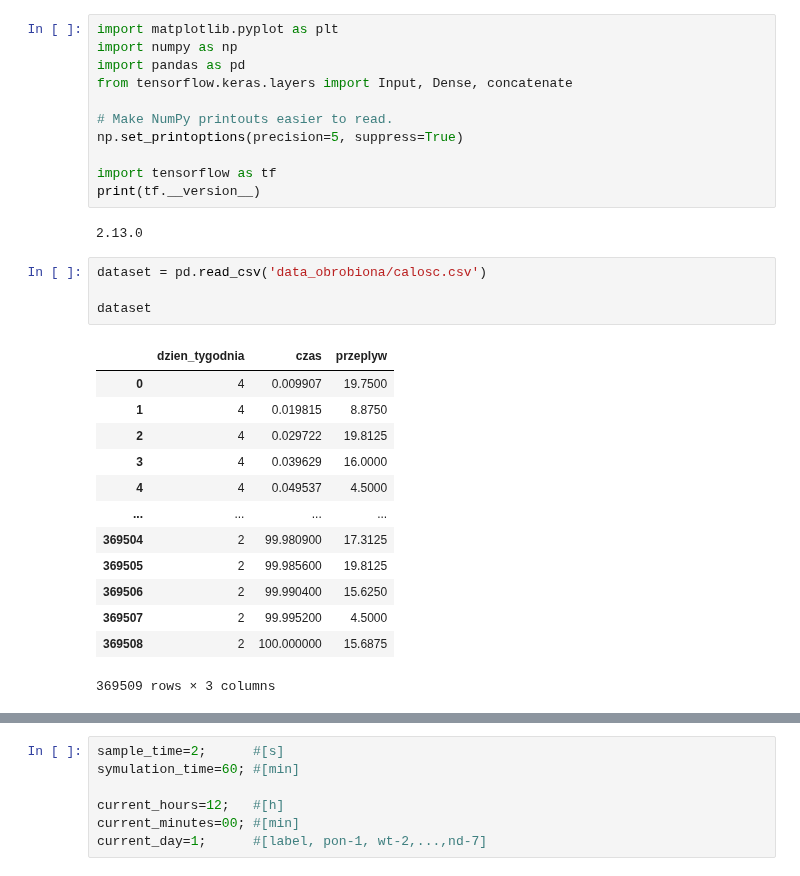
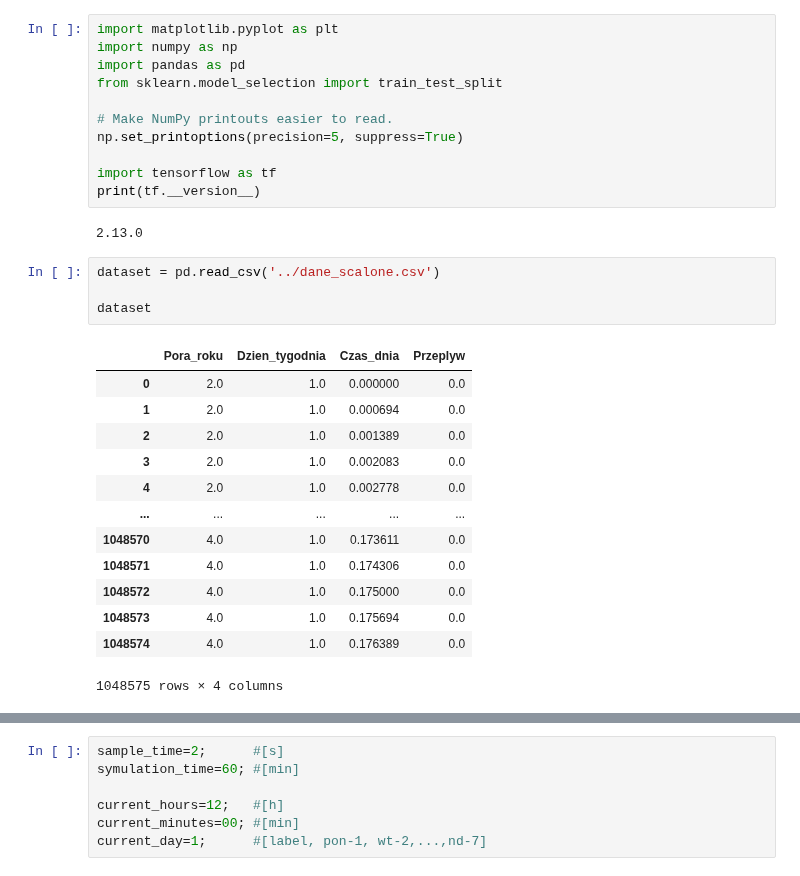
Before and after one commit to KulsonKula/Analiza-i-modelowanie-procesow-zwiazanych-z-systemem-centralnego-ogrzewania, a Jupyter notebook: kod.IPYNB, the cells around one changed output, grey strips where cells are left out. Cells and saved outputs as stored; diff of their text form.

```diff
--- a/kod.IPYNB
+++ b/kod.IPYNB
@@ -2,7 +2,7 @@
 import matplotlib.pyplot as plt
 import numpy as np
 import pandas as pd
-from tensorflow.keras.layers import Input, Dense, concatenate
+from sklearn.model_selection import train_test_split
 
 # Make NumPy printouts easier to read.
 np.set_printoptions(precision=5, suppress=True)
@@ -12,20 +12,20 @@ print(tf.__version__)
 # %% [output]
 2.13.0
 # %%
-dataset = pd.read_csv('data_obrobiona/calosc.csv')
+dataset = pd.read_csv('../dane_scalone.csv')
 
 dataset
 # %% [output]
-|  | dzien_tygodnia | czas | przeplyw |
-| 0 | 4 | 0.009907 | 19.7500 |
-| 1 | 4 | 0.019815 | 8.8750 |
-| 2 | 4 | 0.029722 | 19.8125 |
-| 3 | 4 | 0.039629 | 16.0000 |
-| 4 | 4 | 0.049537 | 4.5000 |
-| ... | ... | ... | ... |
-| 369504 | 2 | 99.980900 | 17.3125 |
-| 369505 | 2 | 99.985600 | 19.8125 |
-| 369506 | 2 | 99.990400 | 15.6250 |
-| 369507 | 2 | 99.995200 | 4.5000 |
-| 369508 | 2 | 100.000000 | 15.6875 |
+|  | Pora_roku | Dzien_tygodnia | Czas_dnia | Przeplyw |
+| 0 | 2.0 | 1.0 | 0.000000 | 0.0 |
+| 1 | 2.0 | 1.0 | 0.000694 | 0.0 |
+| 2 | 2.0 | 1.0 | 0.001389 | 0.0 |
+| 3 | 2.0 | 1.0 | 0.002083 | 0.0 |
+| 4 | 2.0 | 1.0 | 0.002778 | 0.0 |
+| ... | ... | ... | ... | ... |
+| 1048570 | 4.0 | 1.0 | 0.173611 | 0.0 |
+| 1048571 | 4.0 | 1.0 | 0.174306 | 0.0 |
+| 1048572 | 4.0 | 1.0 | 0.175000 | 0.0 |
+| 1048573 | 4.0 | 1.0 | 0.175694 | 0.0 |
+| 1048574 | 4.0 | 1.0 | 0.176389 | 0.0 |
-369509 rows × 3 columns
+1048575 rows × 4 columns
```
Also changed, not shown: parts of 10 cells of this notebook, 3 other files.
